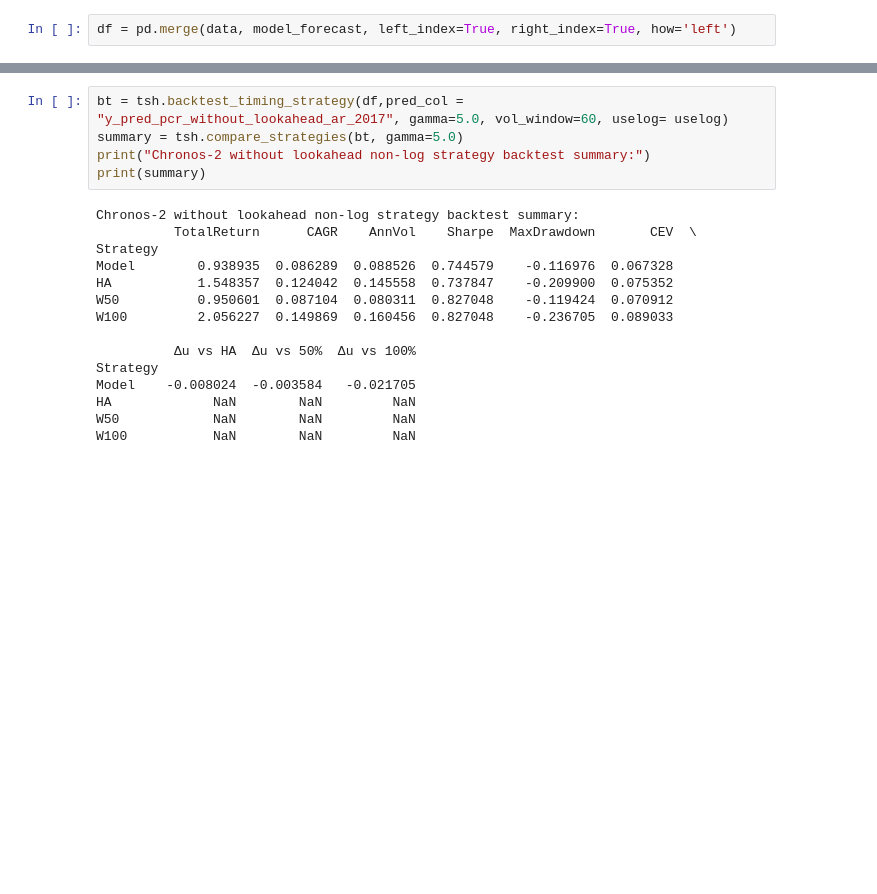
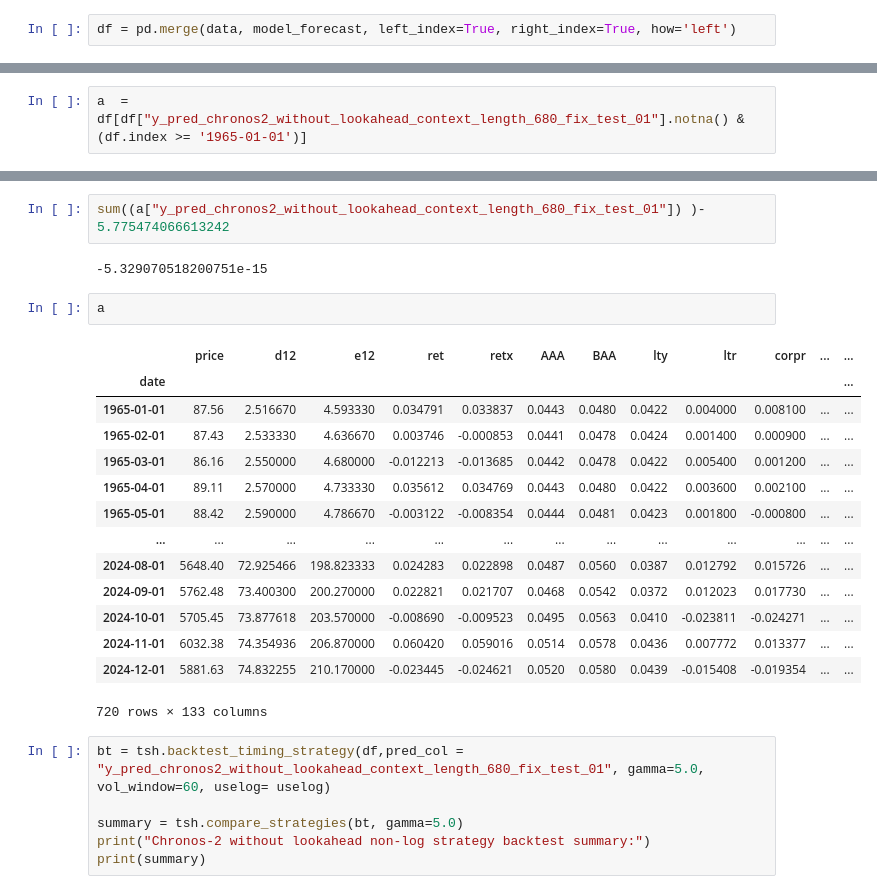
Before and after one commit to KiliTili/Masterarbeit, a Jupyter notebook: Notebooks/Trading_strategies/EP_trading_strategies.ipynb, the cells around one changed output, grey strips where cells are left out. Cells and saved outputs as stored; diff of their text form; blank space fills up the shorter version.

```diff
--- a/Notebooks/Trading_strategies/EP_trading_strategies.ipynb
+++ b/Notebooks/Trading_strategies/EP_trading_strategies.ipynb
@@ -32,0 +32,2 @@ Index(['price', 'd12', 'e12', 'ret', 'retx', 'AAA', 'BAA', 'lty', 'ltr',
+# %%
+a  = df[df["y_pred_chronos2_without_lookahead_context_length_680_fix_test_01"].notna() & (df.index >= '1965-01-01')]
@@ -33,20 +50,27 @@ Index(['price', 'd12', 'e12', 'ret', 'retx', 'AAA', 'BAA', 'lty', 'ltr',
+# %%
+sum((a["y_pred_chronos2_without_lookahead_context_length_680_fix_test_01"]) )- 5.775474066613242
+# %% [output]
+-5.329070518200751e-15
+# %%
+a
+# %% [output]
+|  | price | d12 | e12 | ret | retx | AAA | BAA | lty | ltr | corpr | ... | ... |
+| date |  |  |  |  |  |  |  |  |  |  |  | ... |
+| 1965-01-01 | 87.56 | 2.516670 | 4.593330 | 0.034791 | 0.033837 | 0.0443 | 0.0480 | 0.0422 | 0.004000 | 0.008100 | ... | ... |
+| 1965-02-01 | 87.43 | 2.533330 | 4.636670 | 0.003746 | -0.000853 | 0.0441 | 0.0478 | 0.0424 | 0.001400 | 0.000900 | ... | ... |
+| 1965-03-01 | 86.16 | 2.550000 | 4.680000 | -0.012213 | -0.013685 | 0.0442 | 0.0478 | 0.0422 | 0.005400 | 0.001200 | ... | ... |
+| 1965-04-01 | 89.11 | 2.570000 | 4.733330 | 0.035612 | 0.034769 | 0.0443 | 0.0480 | 0.0422 | 0.003600 | 0.002100 | ... | ... |
+| 1965-05-01 | 88.42 | 2.590000 | 4.786670 | -0.003122 | -0.008354 | 0.0444 | 0.0481 | 0.0423 | 0.001800 | -0.000800 | ... | ... |
+| ... | ... | ... | ... | ... | ... | ... | ... | ... | ... | ... | ... | ... |
+| 2024-08-01 | 5648.40 | 72.925466 | 198.823333 | 0.024283 | 0.022898 | 0.0487 | 0.0560 | 0.0387 | 0.012792 | 0.015726 | ... | ... |
+| 2024-09-01 | 5762.48 | 73.400300 | 200.270000 | 0.022821 | 0.021707 | 0.0468 | 0.0542 | 0.0372 | 0.012023 | 0.017730 | ... | ... |
+| 2024-10-01 | 5705.45 | 73.877618 | 203.570000 | -0.008690 | -0.009523 | 0.0495 | 0.0563 | 0.0410 | -0.023811 | -0.024271 | ... | ... |
+| 2024-11-01 | 6032.38 | 74.354936 | 206.870000 | 0.060420 | 0.059016 | 0.0514 | 0.0578 | 0.0436 | 0.007772 | 0.013377 | ... | ... |
+| 2024-12-01 | 5881.63 | 74.832255 | 210.170000 | -0.023445 | -0.024621 | 0.0520 | 0.0580 | 0.0439 | -0.015408 | -0.019354 | ... | ... |
+720 rows × 133 columns
 # %%
-bt = tsh.backtest_timing_strategy(df,pred_col = "y_pred_pcr_without_lookahead_ar_2017", gamma=5.0, vol_window=60, uselog= uselog)
+bt = tsh.backtest_timing_strategy(df,pred_col = "y_pred_chronos2_without_lookahead_context_length_680_fix_test_01", gamma=5.0, vol_window=60, uselog= uselog)
+
 summary = tsh.compare_strategies(bt, gamma=5.0)
 print("Chronos-2 without lookahead non-log strategy backtest summary:")
 print(summary)
-# %% [output]
-Chronos-2 without lookahead non-log strategy backtest summary:
-          TotalReturn      CAGR    AnnVol    Sharpe  MaxDrawdown       CEV  \
-Strategy
-Model        0.938935  0.086289  0.088526  0.744579    -0.116976  0.067328
-HA           1.548357  0.124042  0.145558  0.737847    -0.209900  0.075352
-W50          0.950601  0.087104  0.080311  0.827048    -0.119424  0.070912
-W100         2.056227  0.149869  0.160456  0.827048    -0.236705  0.089033
-
-          Δu vs HA  Δu vs 50%  Δu vs 100%
-Strategy
-Model    -0.008024  -0.003584   -0.021705
-HA             NaN        NaN         NaN
-W50            NaN        NaN         NaN
-W100           NaN        NaN         NaN
```
Also changed, not shown: parts of 8 cells of this notebook, 6 other files.
